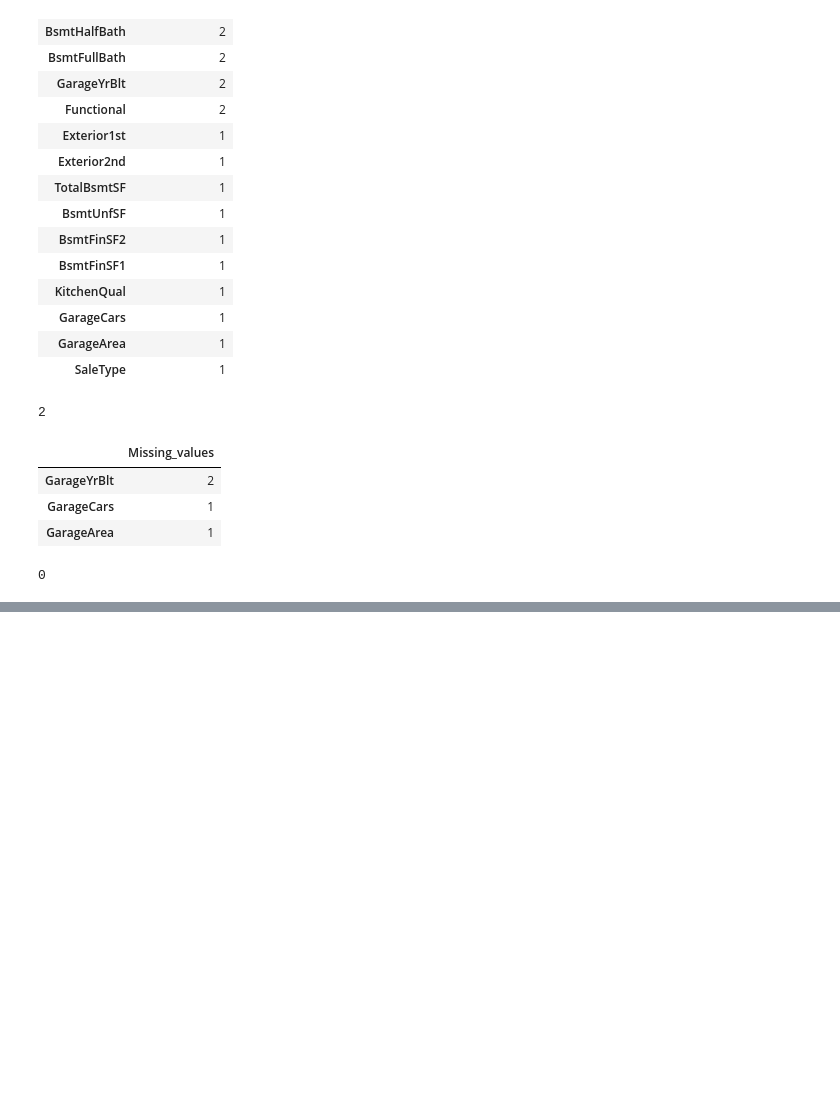
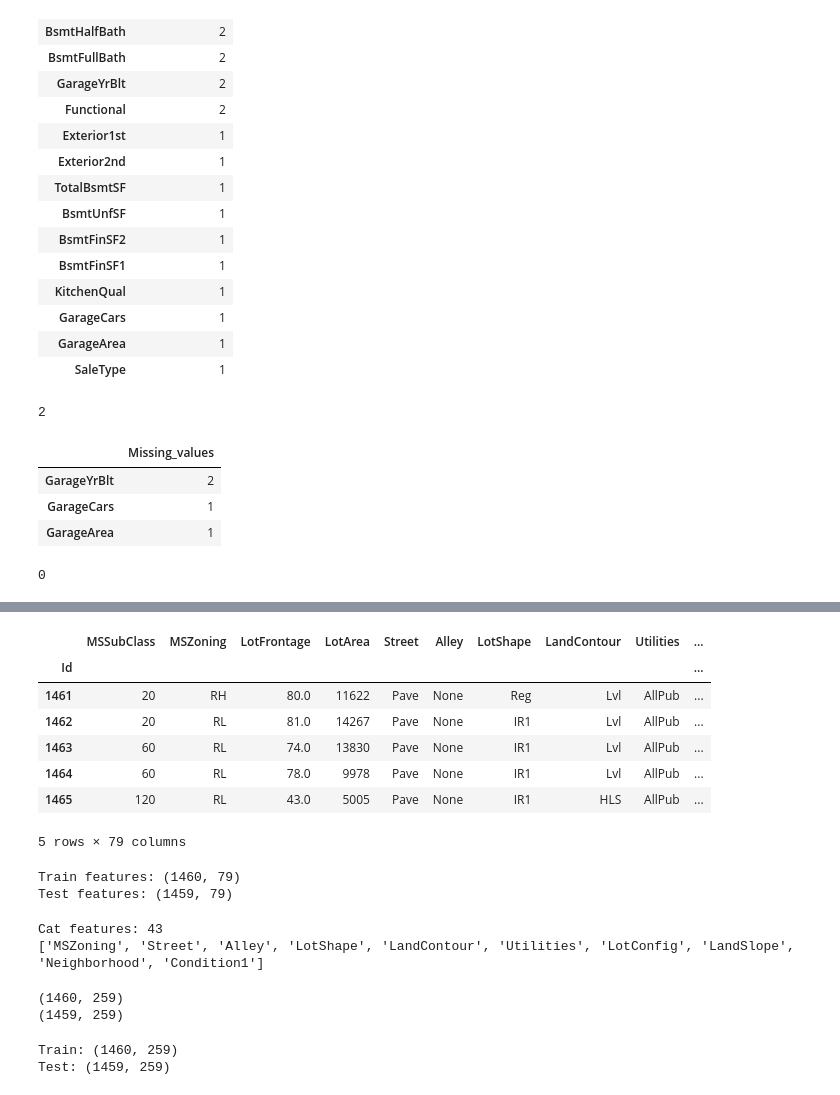
Before and after one commit to GubkinKirill/-Python_and_ML, a Jupyter notebook: house-prices.ipynb, the cells around one changed output, grey strips where cells are left out. Cells and saved outputs as stored; diff of their text form; code cells hidden in the pictures; blank space fills up the shorter version.

Commit message:
Kaggle Notebook | House Prices | Version 5

```diff
--- a/house-prices.ipynb
+++ b/house-prices.ipynb
@@ -297,0 +310,43 @@ test_df.isna().sum().max()
+# %%
+test_df.head(5)
+# %% [output]
+|  | MSSubClass | MSZoning | LotFrontage | LotArea | Street | Alley | LotShape | LandContour | Utilities | ... |
+| Id |  |  |  |  |  |  |  |  |  | ... |
+| 1461 | 20 | RH | 80.0 | 11622 | Pave | None | Reg | Lvl | AllPub | ... |
+| 1462 | 20 | RL | 81.0 | 14267 | Pave | None | IR1 | Lvl | AllPub | ... |
+| 1463 | 60 | RL | 74.0 | 13830 | Pave | None | IR1 | Lvl | AllPub | ... |
+| 1464 | 60 | RL | 78.0 | 9978 | Pave | None | IR1 | Lvl | AllPub | ... |
+| 1465 | 120 | RL | 43.0 | 5005 | Pave | None | IR1 | HLS | AllPub | ... |
+5 rows × 79 columns
+# %%
+y_train_log = train_df['SalePrice_log']
+X_train = train_df.drop(['SalePrice', 'SalePrice_log'], axis=1)
+
+X_test = test_df.copy()
+
+print(f'Train features: {X_train.shape}')
+print(f'Test features: {X_test.shape}')
+# %% [output]
+Train features: (1460, 79)
+Test features: (1459, 79)
+# %%
+cat_cols = X_train.select_dtypes(include=['object']).columns.tolist()
+print(f'Cat features: {len(cat_cols)}')
+print(cat_cols[:10])
+# %% [output]
+Cat features: 43
+['MSZoning', 'Street', 'Alley', 'LotShape', 'LandContour', 'Utilities', 'LotConfig', 'LandSlope', 'Neighborhood', 'Condition1']
+# %%
+combined = pd.concat([X_train, X_test], axis=0, sort=False)
+
+combined_ohe = pd.get_dummies(combined, columns=cat_cols, drop_first=True)
+
+n_train = X_train.shape[0]
+X_train_ohe = combined_ohe.iloc[:n_train, :]
+X_test_ohe = combined_ohe.iloc[n_train:, :]
+
+print(X_train_ohe.shape)
+print(X_test_ohe.shape)
+# %% [output]
+(1460, 259)
+(1459, 259)
@@ -297,0 +363,11 @@ test_df.isna().sum().max()
+# %%
+ohe_cols = [c for c in X_train_ohe.columns if c not in num_cols]
+
+X_train_final = pd.concat([scaled_train_num_df, X_train_ohe[ohe_cols]], axis=1)
+X_test_final = pd.concat([scaled_test_num_df, X_test_ohe[ohe_cols]], axis=1)
+
+print(f'Train: {X_train_final.shape}')
+print(f'Test: {X_test_final.shape}')
+# %% [output]
+Train: (1460, 259)
+Test: (1459, 259)
```
Also changed, not shown: parts of 4 cells of this notebook.
